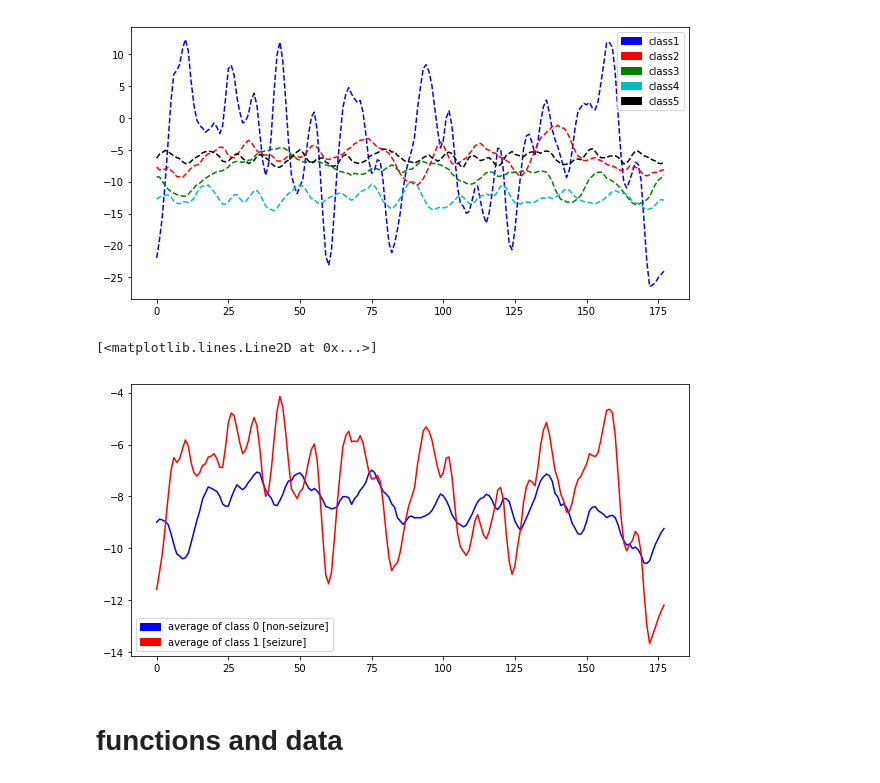
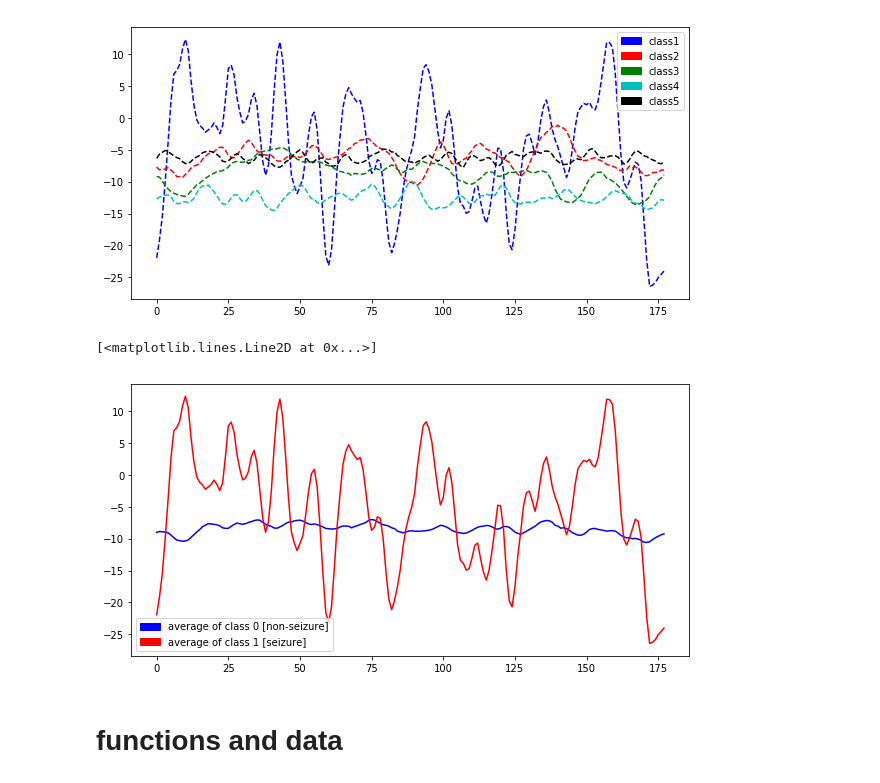
Before and after one commit to jylee14/EEG-analysis, a Jupyter notebook: COGS189 EEG analysis.ipynb, the cells around one changed output. Saved outputs shown, nothing was run; the diff lists cells and outputs as text; code cells hidden in the pictures.

```diff
--- a/COGS189 EEG analysis.ipynb
+++ b/COGS189 EEG analysis.ipynb
@@ -176,32 +177,34 @@ for i, row in df.iterrows():
 # %%
 #visualizing non-seizure and seizure, all averaged
 data = [0] * 178
 count = 0
 for row_num, row_data in df2.iterrows():
     if row_data['y'] == 0:
         temp  = row_data[:-1]
         data = [a+b for (a,b) in zip(data, temp)]
         count +=1
-average0 = [a/count for a in data]
+average0 = [d/count for d in data]
 
+data = [0] * 178
+count = 0
 for row_num, row_data in df2.iterrows():
     if row_data['y'] == 1:
         temp  = row_data[:-1]
         data = [a+b for (a,b) in zip(data, temp)]
         count +=1
 average1 = [a/count for a in data]
 
 
 blue = mpatches.Patch(color='blue', label='average of class 0 [non-seizure]')
 red = mpatches.Patch(color='red', label='average of class 1 [seizure]')
 
 plt.figure(figsize=(10,5))
 plt.legend(handles=[blue, red])
 plt.plot(average0, 'b')
 plt.plot(average1, 'r')
 # %% [output]
 [<matplotlib.lines.Line2D at 0x...>]
-[figure, old version]
+[figure, new version]
 # %% [markdown]
 # functions and data
 # %%
```
Also changed, not shown: parts of 25 cells of this notebook.
